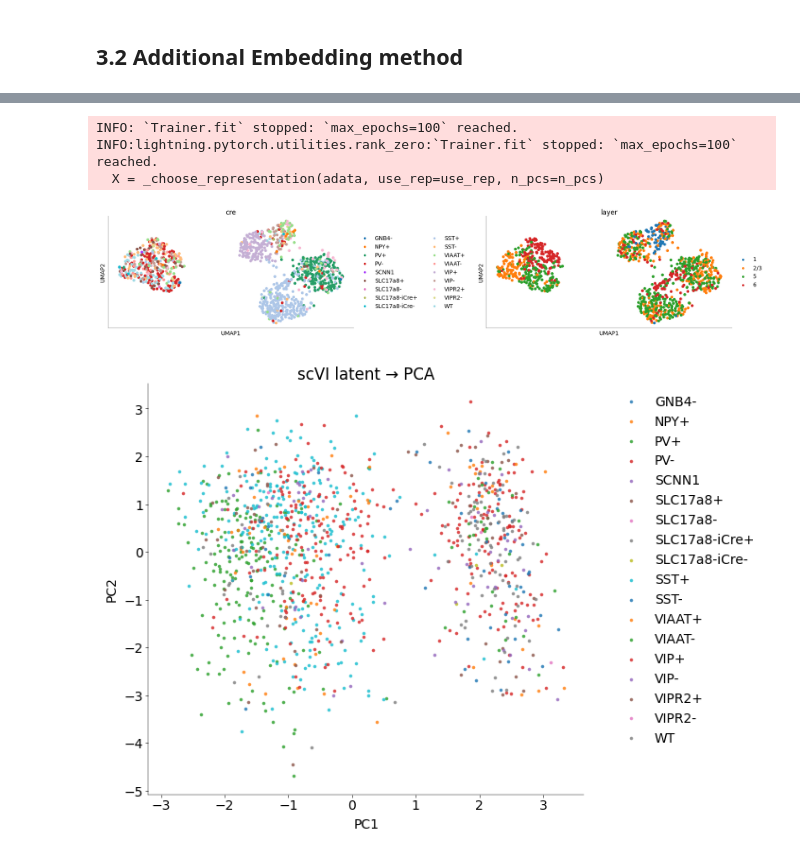
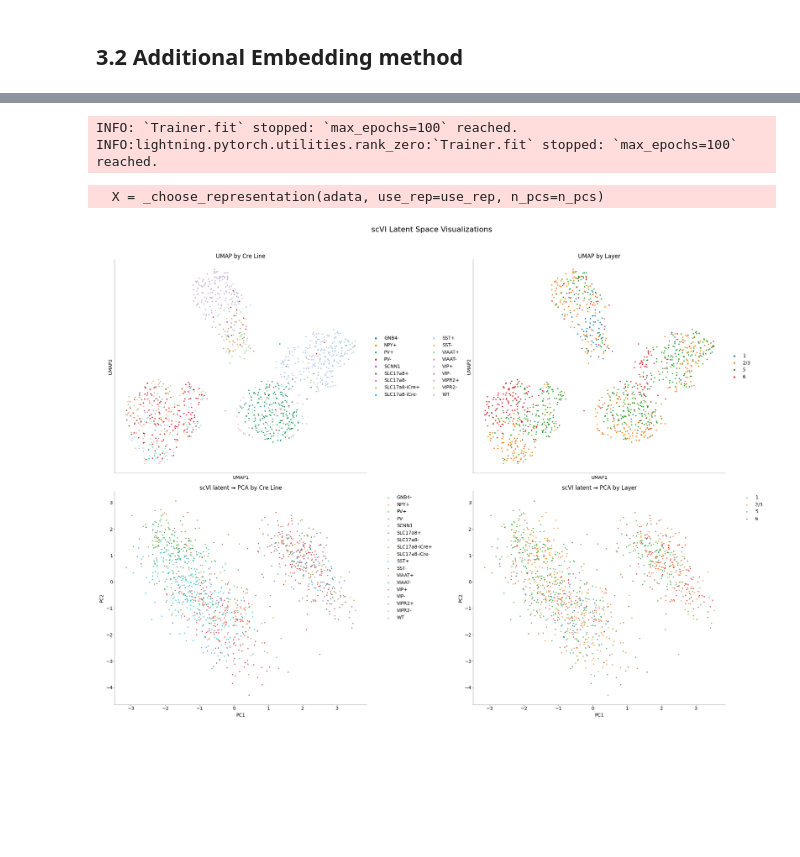
Before and after one commit to JuliusGrote/NDS_2025, a Jupyter notebook: notebooks/practical03.ipynb, the cells around one changed output, grey strips where cells are left out. Drawn from its saved outputs; the diff is of its cells as text; code cells hidden in the pictures; blank space fills up the shorter version.

```diff
--- a/notebooks/practical03.ipynb
+++ b/notebooks/practical03.ipynb
@@ -1336,35 +1310,56 @@ norm_exp = model.get_normalized_expression()
 # t-SNE
 sc.tl.tsne(adata_latent)
 
-# Visualize UMAP
+# Compute UMAP and PCA on latent space
 sc.pp.neighbors(adata_latent, use_rep="X_scVI")
 sc.tl.umap(adata_latent)
-sc.pl.umap(adata_latent, color=["cre", "layer"], wspace=0.4)
-
 Z = adata_latent.obsm["X_scVI"]
-
-# visualize PCA
 pca = PCA(n_components=2)
 pcs = pca.fit_transform(Z)
 
-# scatter
-plt.figure(figsize=(7, 5))
+# Create a 2x2 figure for the visualizations
+fig, axes = plt.subplots(2, 2, figsize=(20, 15))
+fig.suptitle("scVI Latent Space Visualizations", fontsize=16)
+
+# Top row: UMAP plots
+sc.pl.umap(
+    adata_latent,
+    color="cre",
+    size=30,
+    ax=axes[0, 0],
+    show=False,
+    title="UMAP by Cre Line",
+)
+sc.pl.umap(
+    adata_latent,
+    color="layer",
+    size=30,
+    ax=axes[0, 1],
+    show=False,
+    title="UMAP by Layer",
+)
+
+# Bottom row: PCA plots
+# PCA plot by Cre line
+ax = axes[1, 0]
 for grp in np.unique(adata_latent.obs["cre"]):
     mask = adata_latent.obs["cre"] == grp
-    plt.scatter(pcs[mask, 0], pcs[mask, 1], label=grp, s=10, alpha=0.7)
-plt.legend(bbox_to_anchor=(1.05, 1), loc="upper left")
-plt.xlabel("PC1")
-plt.ylabel("PC2")
-plt.title("scVI latent → PCA")
-plt.show()
+    ax.scatter(pcs[mask, 0], pcs[mask, 1], label=grp, s=10, alpha=0.7)
+ax.legend(bbox_to_anchor=(1.05, 1), loc="upper left")
+ax.set_xlabel("PC1")
+ax.set_ylabel("PC2")
+ax.set_title("scVI latent → PCA by Cre Line")
 
-plt.figure(figsize=(6, 5))
+# PCA plot by Layer
+ax = axes[1, 1]
 for grp in np.unique(adata_latent.obs["layer"]):
     mask = adata_latent.obs["layer"] == grp
-    plt.scatter(pcs[mask, 0], pcs[mask, 1], label=grp, s=10, alpha=0.7)
-plt.legend(bbox_to_anchor=(1.05, 1), loc="upper left")
-plt.xlabel("PC1")
-plt.ylabel("PC2")
-plt.title("scVI latent → PCA")
+    ax.scatter(pcs[mask, 0], pcs[mask, 1], label=grp, s=10, alpha=0.7)
+ax.legend(bbox_to_anchor=(1.05, 1), loc="upper left")
+ax.set_xlabel("PC1")
+ax.set_ylabel("PC2")
+ax.set_title("scVI latent → PCA by Layer")
+
+plt.tight_layout(rect=[0, 0, 1, 0.96])
 plt.show()
 # %% [output]
@@ -1380,5 +1374,4 @@ INFO:lightning.pytorch.utilities.rank_zero:HPU available: False, using: 0 HPUs
 INFO: `Trainer.fit` stopped: `max_epochs=100` reached.
 INFO:lightning.pytorch.utilities.rank_zero:`Trainer.fit` stopped: `max_epochs=100` reached.
-  X = _choose_representation(adata, use_rep=use_rep, n_pcs=n_pcs)
+  X = _choose_representation(adata, use_rep=use_rep, n_pcs=n_pcs)
-[figure, old version]
+[figure, new version]
-[figure, removed]
```
Also changed, not shown: parts of 13 cells of this notebook, 1 other file.
